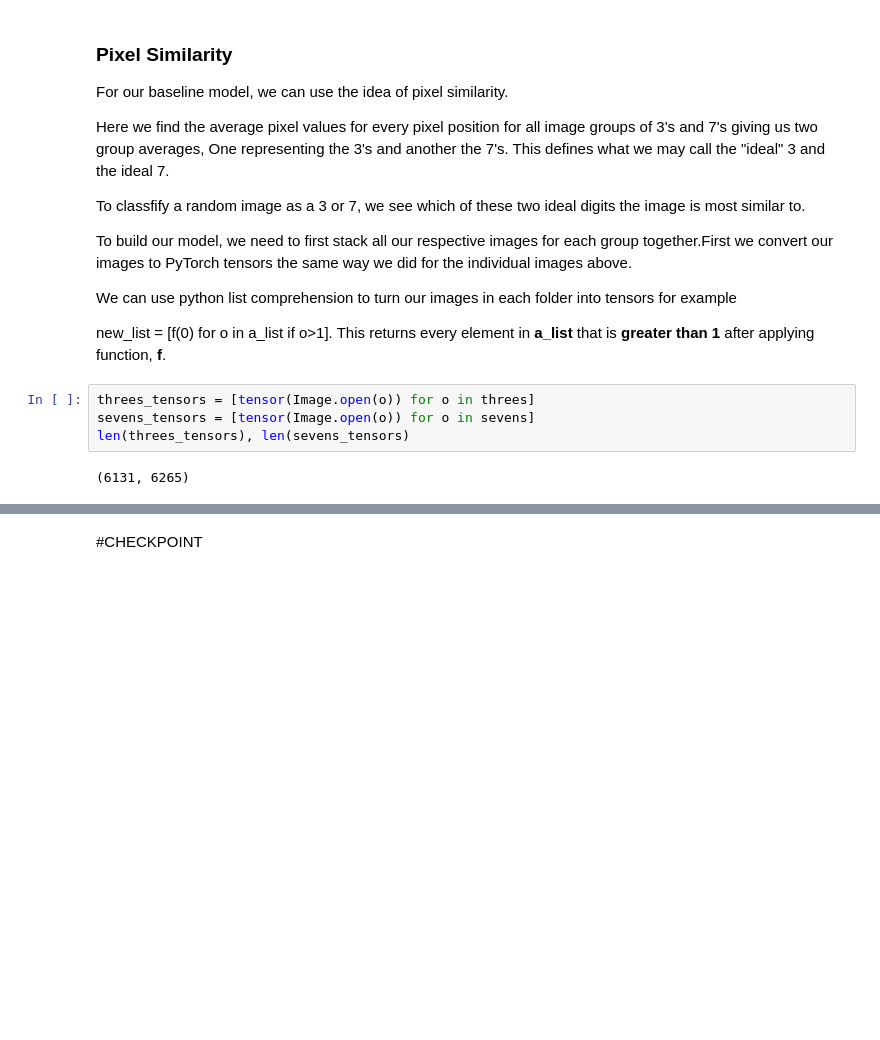
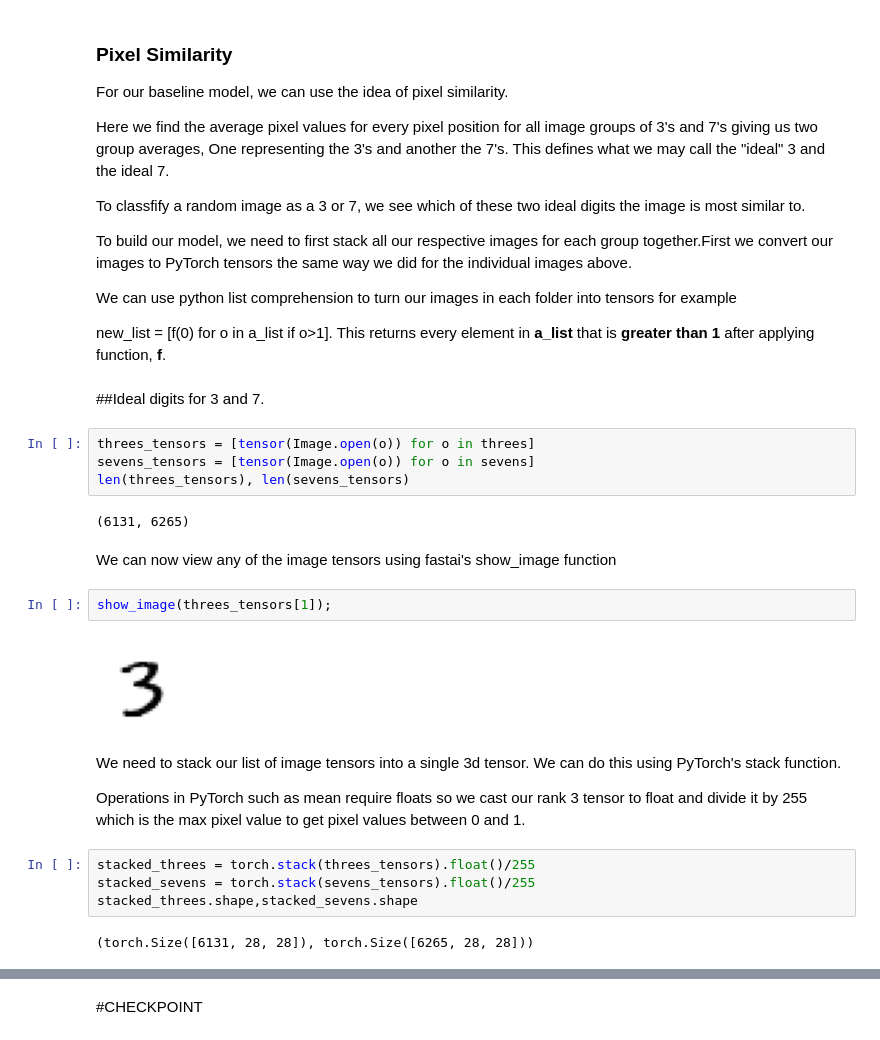
Before and after one commit to rubanzasilva/mnist_basics, a Jupyter notebook: Copy_of_mnist_basics.ipynb, the cells around one changed output, grey strips where cells are left out. Drawn from its saved outputs; the diff is of its cells as text; blank space fills up the shorter version.

```diff
--- a/Copy_of_mnist_basics.ipynb
+++ b/Copy_of_mnist_basics.ipynb
@@ -191,9 +202,27 @@ We can use python list comprehension to turn our images in each folder into tens
 
 new_list = [f(0) for o in a_list if o>1].
 This returns every element in **a_list** that is **greater than 1** after applying function, **f**.
+# %% [markdown]
+##Ideal digits for 3 and 7.
 # %%
 threes_tensors = [tensor(Image.open(o)) for o in threes]
 sevens_tensors = [tensor(Image.open(o)) for o in sevens]
 len(threes_tensors), len(sevens_tensors)
 # %% [output]
 (6131, 6265)
+# %% [markdown]
+We can now view any of the image tensors using fastai's show_image function
+# %%
+show_image(threes_tensors[1]);
+# %% [output]
+[figure, added]
+# %% [markdown]
+We need to stack our list of image tensors into a single 3d tensor. We can do this using PyTorch's stack function.
+
+Operations in PyTorch such as mean require floats so we cast our rank 3 tensor to float and divide it by 255 which is the max pixel value to get pixel values between 0 and 1.
+# %%
+stacked_threes = torch.stack(threes_tensors).float()/255
+stacked_sevens = torch.stack(sevens_tensors).float()/255
+stacked_threes.shape,stacked_sevens.shape
+# %% [output]
+(torch.Size([6131, 28, 28]), torch.Size([6265, 28, 28]))
```
Also changed, not shown: parts of 5 cells of this notebook.
